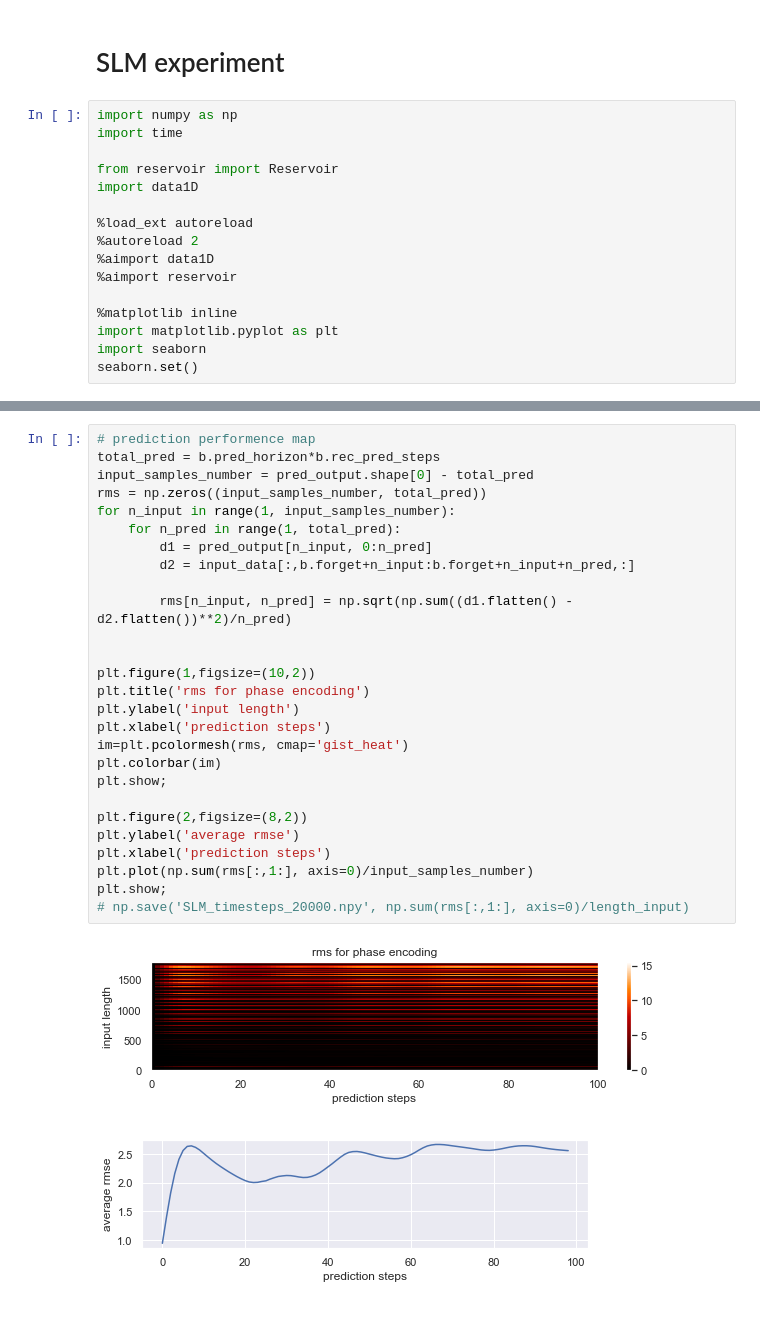
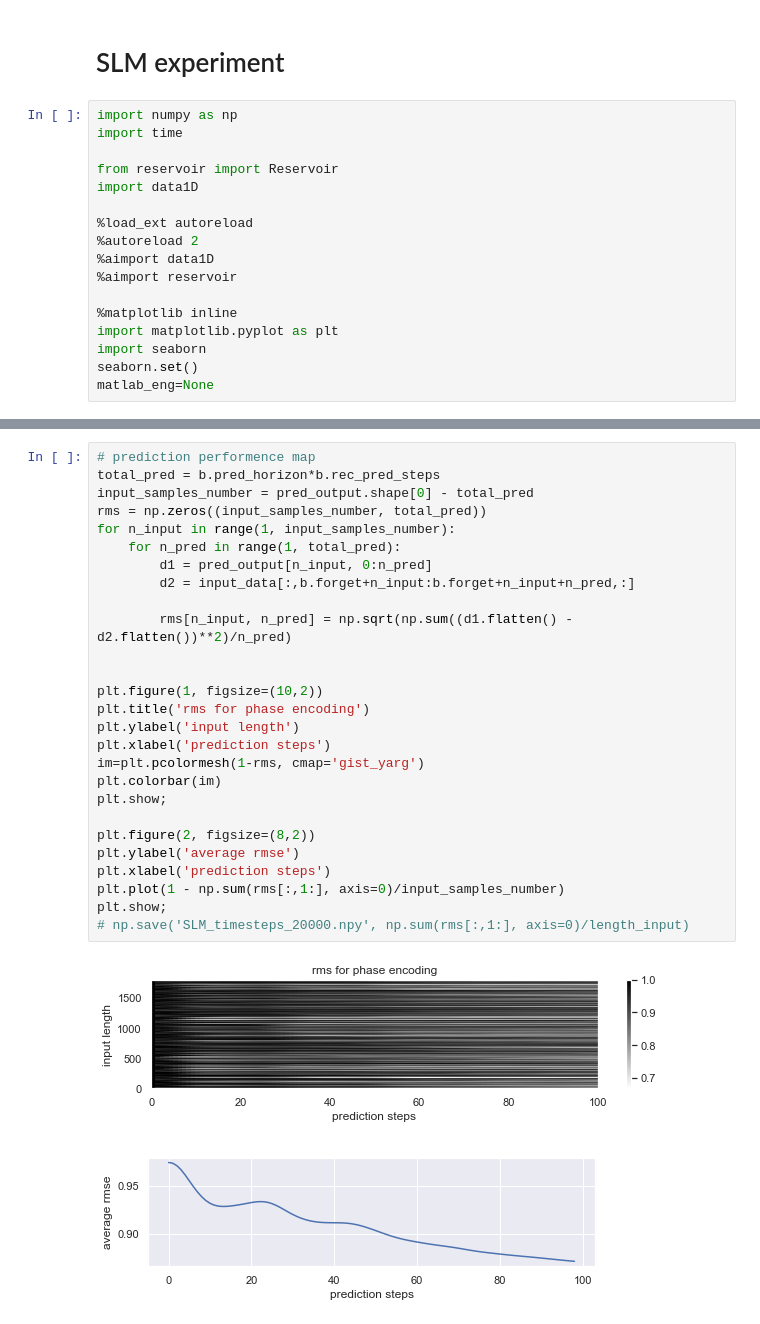
Before and after one commit to jon-dong/reservoir-computing-python, a Jupyter notebook: mackey_glass.ipynb, the cells around one changed output, grey strips where cells are left out. Drawn from its saved outputs; the diff is of its cells as text.

```diff
--- a/mackey_glass.ipynb
+++ b/mackey_glass.ipynb
@@ -513,3 +513,4 @@ import data1D
 import matplotlib.pyplot as plt
 import seaborn
 seaborn.set()
+matlab_eng=None
@@ -562,30 +669,30 @@ plt.plot(np.squeeze(pred_output[-N,:]))
 # %%
 # prediction performence map
 total_pred = b.pred_horizon*b.rec_pred_steps
 input_samples_number = pred_output.shape[0] - total_pred
 rms = np.zeros((input_samples_number, total_pred))
 for n_input in range(1, input_samples_number):
     for n_pred in range(1, total_pred):
         d1 = pred_output[n_input, 0:n_pred]
         d2 = input_data[:,b.forget+n_input:b.forget+n_input+n_pred,:]
 
         rms[n_input, n_pred] = np.sqrt(np.sum((d1.flatten() - d2.flatten())**2)/n_pred)
 
 
-plt.figure(1,figsize=(10,2))
+plt.figure(1, figsize=(10,2))
 plt.title('rms for phase encoding')
 plt.ylabel('input length')
 plt.xlabel('prediction steps')
-im=plt.pcolormesh(rms, cmap='gist_heat')
+im=plt.pcolormesh(1-rms, cmap='gist_yarg')
 plt.colorbar(im)
 plt.show;
 
-plt.figure(2,figsize=(8,2))
+plt.figure(2, figsize=(8,2))
 plt.ylabel('average rmse')
 plt.xlabel('prediction steps')
-plt.plot(np.sum(rms[:,1:], axis=0)/input_samples_number)
+plt.plot(1 - np.sum(rms[:,1:], axis=0)/input_samples_number)
 plt.show;
 # np.save('SLM_timesteps_20000.npy', np.sum(rms[:,1:], axis=0)/length_input)
 # %% [output]
-[figure, old version]
+[figure, new version]
-[figure, old version]
+[figure, new version]
```
Also changed, not shown: parts of 9 cells of this notebook, 3 other files.
